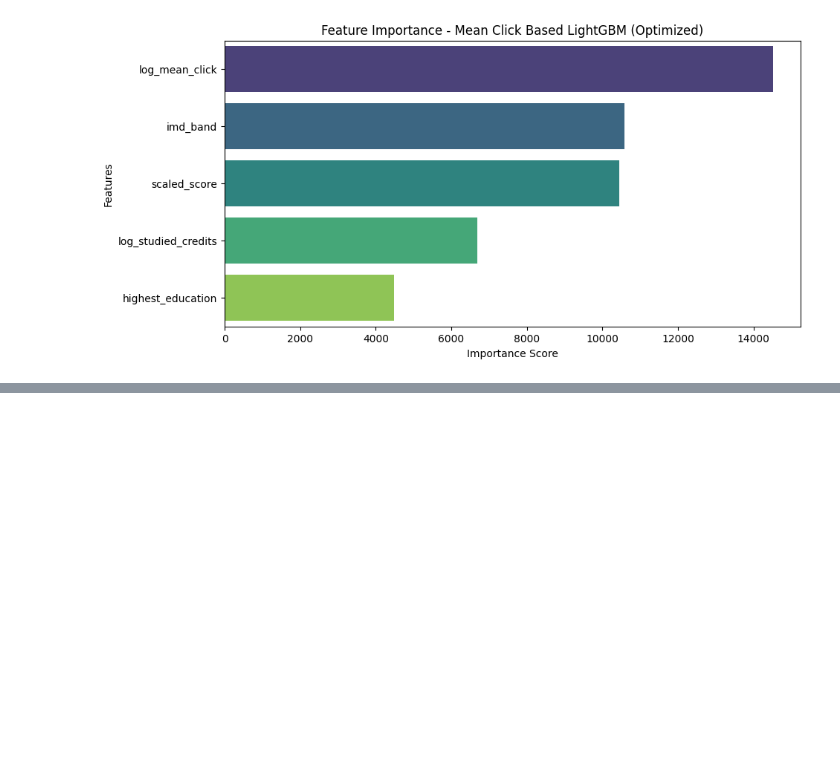
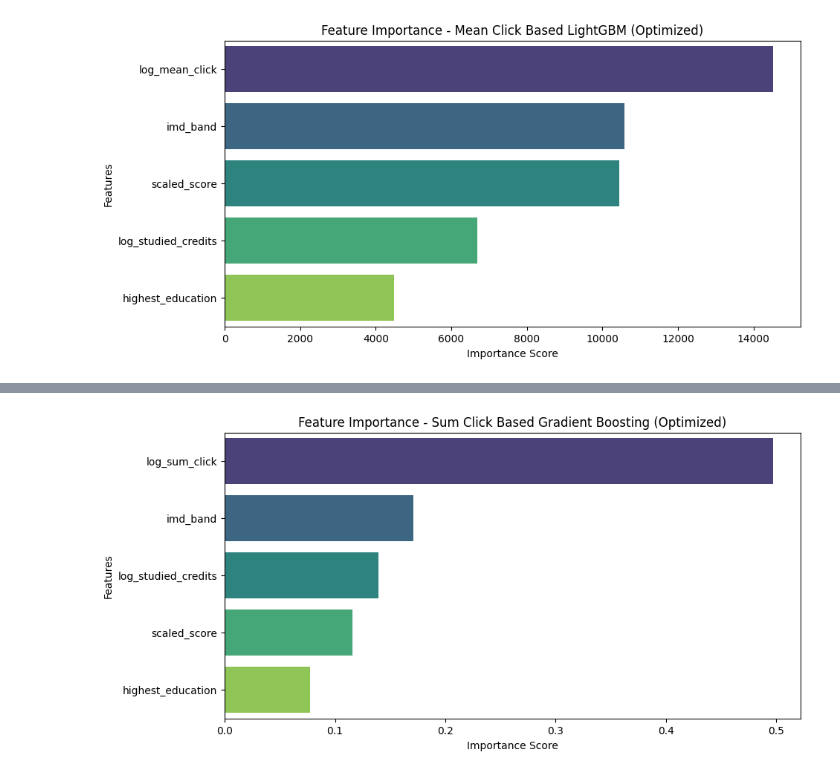
Before and after one commit to SKNETWORKS-FAMILY-AICAMP/SKN09-2nd-1Team, a Jupyter notebook: mlmodel_final.ipynb, the cells around one changed output, grey strips where cells are left out. Saved outputs shown, nothing was run; the diff lists cells and outputs as text; code cells hidden in the pictures; blank space fills up the shorter version.

Commit message:
gradient boosting update

```diff
--- a/mlmodel_final.ipynb
+++ b/mlmodel_final.ipynb
@@ -1050,0 +1053,92 @@ weighted avg       0.88      0.80      0.82     18492
+# %%
+import pandas as pd
+import numpy as np
+import matplotlib.pyplot as plt
+import seaborn as sns
+from sklearn.model_selection import train_test_split, RandomizedSearchCV
+from sklearn.preprocessing import StandardScaler, RobustScaler
+from sklearn.ensemble import GradientBoostingClassifier
+from sklearn.metrics import accuracy_score, f1_score, r2_score, confusion_matrix, classification_report
+
+# 1. 데이터 로드
+final_merged_data = pd.read_csv('./data/merged_data_cleaned.csv')
+
+# 2. Feature Set 정의 (원본 데이터 유지)
+sum_clicked_features = ['highest_education', 'imd_band', 'log_sum_click', 'log_studied_credits', 'scaled_score']
+mean_clicked_features = ['highest_education', 'imd_band', 'log_mean_click', 'log_studied_credits', 'scaled_score']
+
+sum_x = final_merged_data[sum_clicked_features]
+mean_x = final_merged_data[mean_clicked_features]
+y = final_merged_data['final_result']
+
+# 3. 학습 데이터와 테스트 데이터 분리 (Train 90%, Test 10%)
+sum_x_train, sum_x_test, y_train, y_test = train_test_split(sum_x, y, test_size=0.1, random_state=42, stratify=y)
+mean_x_train, mean_x_test, y_train, y_test = train_test_split(mean_x, y, test_size=0.1, random_state=42, stratify=y)
+
+
+# 4. 최적의 하이퍼파라미터 적용
+best_sum_params = {
+    'subsample': 0.9,
+    'n_estimators': 600,
+    'min_samples_split': 5,
+    'min_samples_leaf': 1,
+    'max_features': None,
+    'max_depth': 9,
+    'learning_rate': 0.15,
+    'random_state': 42
+}
+
+best_mean_params = {
+    'subsample': 0.8,
+    'n_estimators': 600,
+    'min_samples_split': 10,
+    'min_samples_leaf': 4,
+    'max_features': None,
+    'max_depth': 9,
+    'learning_rate': 0.1,
+    'random_state': 42
+}
+
+# 5. 모델 학습 및 예측
+gbm_sum_model = GradientBoostingClassifier(**best_sum_params)
+gbm_sum_model.fit(sum_x_train , y_train)
+y_pred_best_sum = gbm_sum_model.predict(sum_x_test)
+
+gbm_mean_model = GradientBoostingClassifier(**best_mean_params)
+gbm_mean_model.fit(mean_x_train , y_train)
+y_pred_best_mean = gbm_mean_model.predict(mean_x_test )
+
+# 6. 최적 모델 성능 평가
+def evaluate_model(model_name, y_true, y_pred):
+    acc = accuracy_score(y_true, y_pred)
+    f1 = f1_score(y_true, y_pred, average='weighted')
+    r2 = r2_score(y_true, y_pred)
+    print(f"\n=== {model_name} 성능 ===")
+    print(f"Accuracy: {acc:.4f}")
+    print(f"F1 Score: {f1:.4f}")
+    print(f"R2 Score: {r2:.4f}")
+    print("Confusion Matrix:")
+    print(confusion_matrix(y_true, y_pred))
+    print("Classification Report:")
+    print(classification_report(y_true, y_pred))
+
+evaluate_model("Best Sum Click 기반 Gradient Boosting", y_test, y_pred_best_sum)
+evaluate_model("Best Mean Click 기반 Gradient Boosting", y_test, y_pred_best_mean)
+
+# 7. Feature Importance 시각화
+plt.figure(figsize=(10, 5))
+feature_importances_sum = pd.Series(gbm_sum_model.feature_importances_, index=sum_clicked_features).sort_values(ascending=False)
+sns.barplot(x=feature_importances_sum, y=feature_importances_sum.index, palette='viridis')
+plt.title("Feature Importance - Sum Click Based Gradient Boosting (Optimized)")
+plt.xlabel("Importance Score")
+plt.ylabel("Features")
+plt.show()
+
+plt.figure(figsize=(10, 5))
+feature_importances_mean = pd.Series(gbm_mean_model.feature_importances_, index=mean_clicked_features).sort_values(ascending=False)
+sns.barplot(x=feature_importances_mean, y=feature_importances_mean.index, palette='viridis')
+plt.title("Feature Importance - Mean Click Based Gradient Boosting (Optimized)")
+plt.xlabel("Importance Score")
+plt.ylabel("Features")
+plt.show()
+# %% [output]
@@ -1050,0 +1165 @@ weighted avg       0.88      0.80      0.82     18492
+[figure, added]
```
Also changed, not shown: parts of 9 cells of this notebook.
